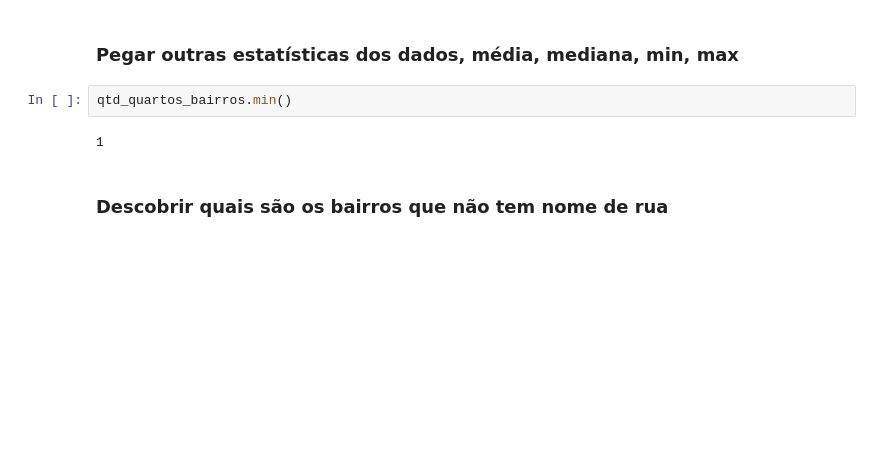
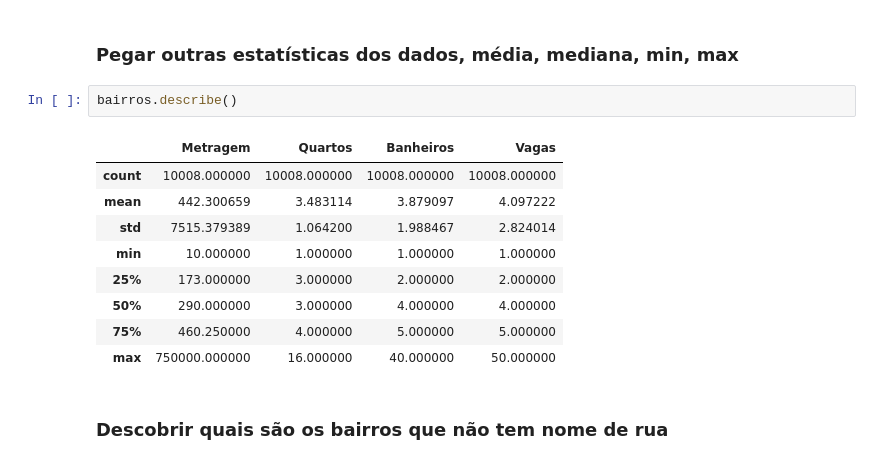
Before and after one commit to ThiagodePaulaSouza/learning-data-science, a Jupyter notebook: aula1.ipynb, the cells around one changed output. Saved outputs shown, nothing was run; the diff lists cells and outputs as text; blank space fills up the shorter version.

```diff
--- a/aula1.ipynb
+++ b/aula1.ipynb
@@ -202,9 +202,17 @@ qtd_quartos_bairros.plot.pie()
 [figure]
 # %% [markdown]
 ### Pegar outras estatísticas dos dados, média, mediana, min, max
-# %%
-qtd_quartos_bairros.min()
-# %% [output]
-1
+# %%
+bairros.describe()
+# %% [output]
+|  | Metragem | Quartos | Banheiros | Vagas |
+| count | 10008.000000 | 10008.000000 | 10008.000000 | 10008.000000 |
+| mean | 442.300659 | 3.483114 | 3.879097 | 4.097222 |
+| std | 7515.379389 | 1.064200 | 1.988467 | 2.824014 |
+| min | 10.000000 | 1.000000 | 1.000000 | 1.000000 |
+| 25% | 173.000000 | 3.000000 | 2.000000 | 2.000000 |
+| 50% | 290.000000 | 3.000000 | 4.000000 | 4.000000 |
+| 75% | 460.250000 | 4.000000 | 5.000000 | 5.000000 |
+| max | 750000.000000 | 16.000000 | 40.000000 | 50.000000 |
 # %% [markdown]
 ### Descobrir quais são os bairros que não tem nome de rua
```
